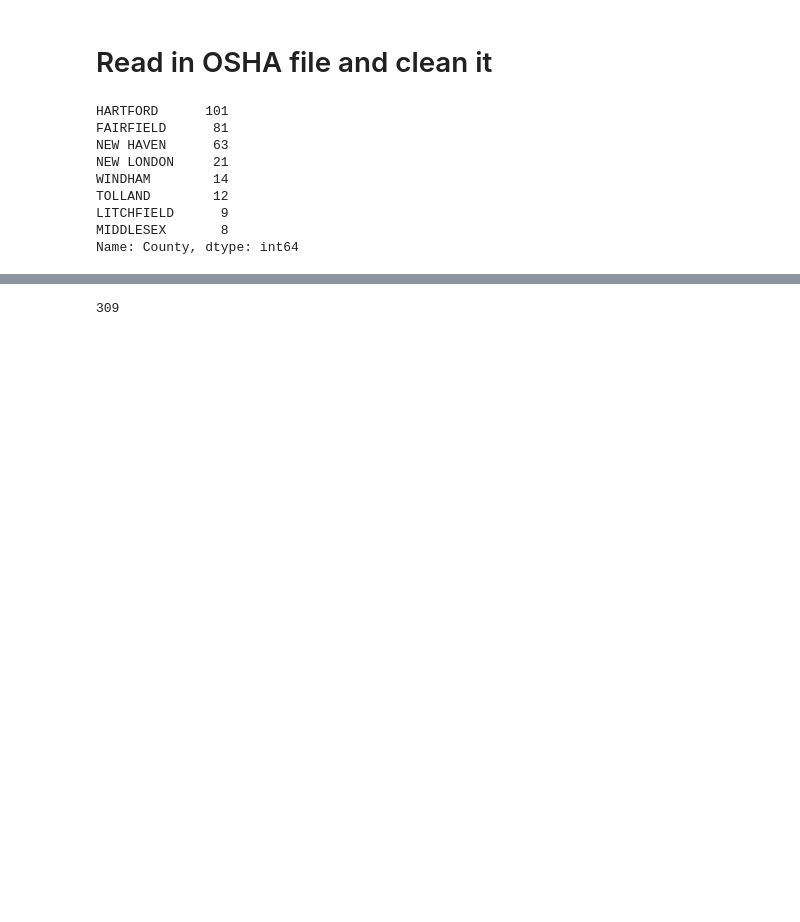
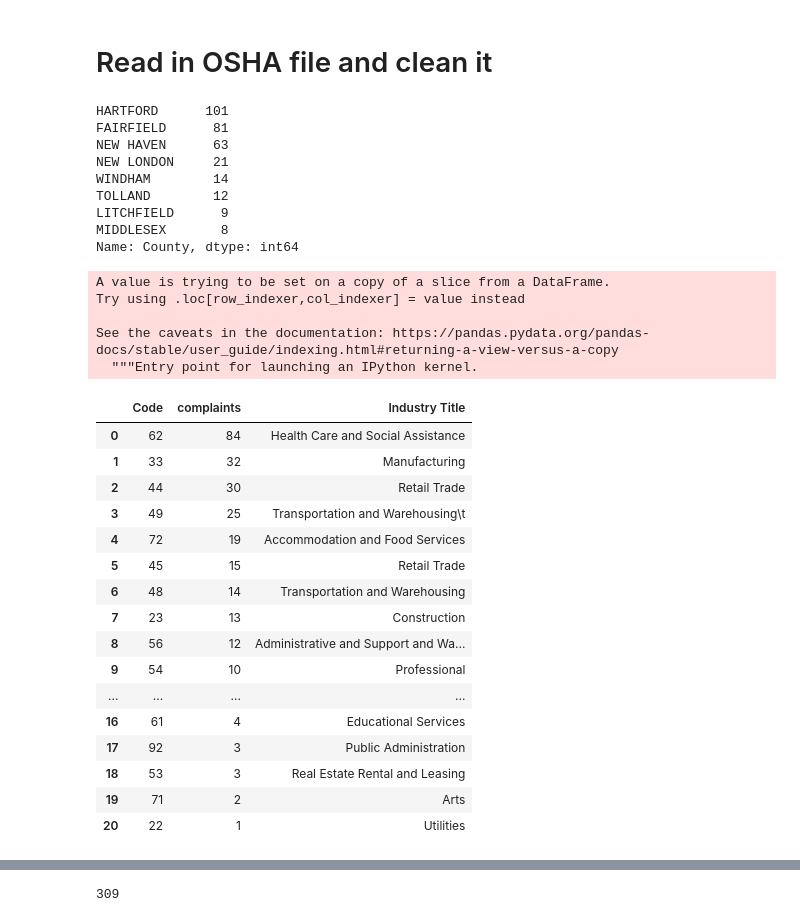
Before and after one commit to kpananjady/OSHA, a Jupyter notebook: OSHA preliminary analysis.ipynb, the cells around one changed output, grey strips where cells are left out. Drawn from its saved outputs; the diff is of its cells as text; code cells hidden in the pictures; blank space fills up the shorter version.

```diff
--- a/OSHA preliminary analysis.ipynb
+++ b/OSHA preliminary analysis.ipynb
@@ -21,3 +21,40 @@ TOLLAND        12
 LITCHFIELD      9
 MIDDLESEX       8
 Name: County, dtype: int64
+# %%
+df_ct_2['Industry_code'] = df_ct_2['Primary/Site NAICS'].str.extract(r'(\d\d)')
+# %% [output]
+A value is trying to be set on a copy of a slice from a DataFrame.
+Try using .loc[row_indexer,col_indexer] = value instead
+
+See the caveats in the documentation: https://pandas.pydata.org/pandas-docs/stable/user_guide/indexing.html#returning-a-view-versus-a-copy
+  """Entry point for launching an IPython kernel.
+# %%
+df_ct_closed_complaints_by_industry = pd.DataFrame(df_ct_2['Industry_code'].value_counts()).reset_index().rename(columns={
+    'index':'Code',
+    'Industry_code': 'complaints'
+})
+# %%
+df_ct_closed_complaints_by_industry.Code = df_ct_closed_complaints_by_industry.Code.astype(int)
+# %%
+df_naisc = pd.read_csv('NAISC.csv')
+# %%
+df_ct_closed_complaints_by_industry.merge(df_naisc).drop(columns='Number of Business Establishments')
+# %% [output]
+|  | Code | complaints | Industry Title |
+| 0 | 62 | 84 | Health Care and Social Assistance |
+| 1 | 33 | 32 | Manufacturing |
+| 2 | 44 | 30 | Retail Trade |
+| 3 | 49 | 25 | Transportation and Warehousing\t |
+| 4 | 72 | 19 | Accommodation and Food Services |
+| 5 | 45 | 15 | Retail Trade |
+| 6 | 48 | 14 | Transportation and Warehousing |
+| 7 | 23 | 13 | Construction |
+| 8 | 56 | 12 | Administrative and Support and Wa... |
+| 9 | 54 | 10 | Professional |
+| ... | ... | ... | ... |
+| 16 | 61 | 4 | Educational Services |
+| 17 | 92 | 3 | Public Administration |
+| 18 | 53 | 3 | Real Estate Rental and Leasing |
+| 19 | 71 | 2 | Arts |
+| 20 | 22 | 1 | Utilities |
```
Also changed, not shown: parts of 5 cells of this notebook, 2 other files.
